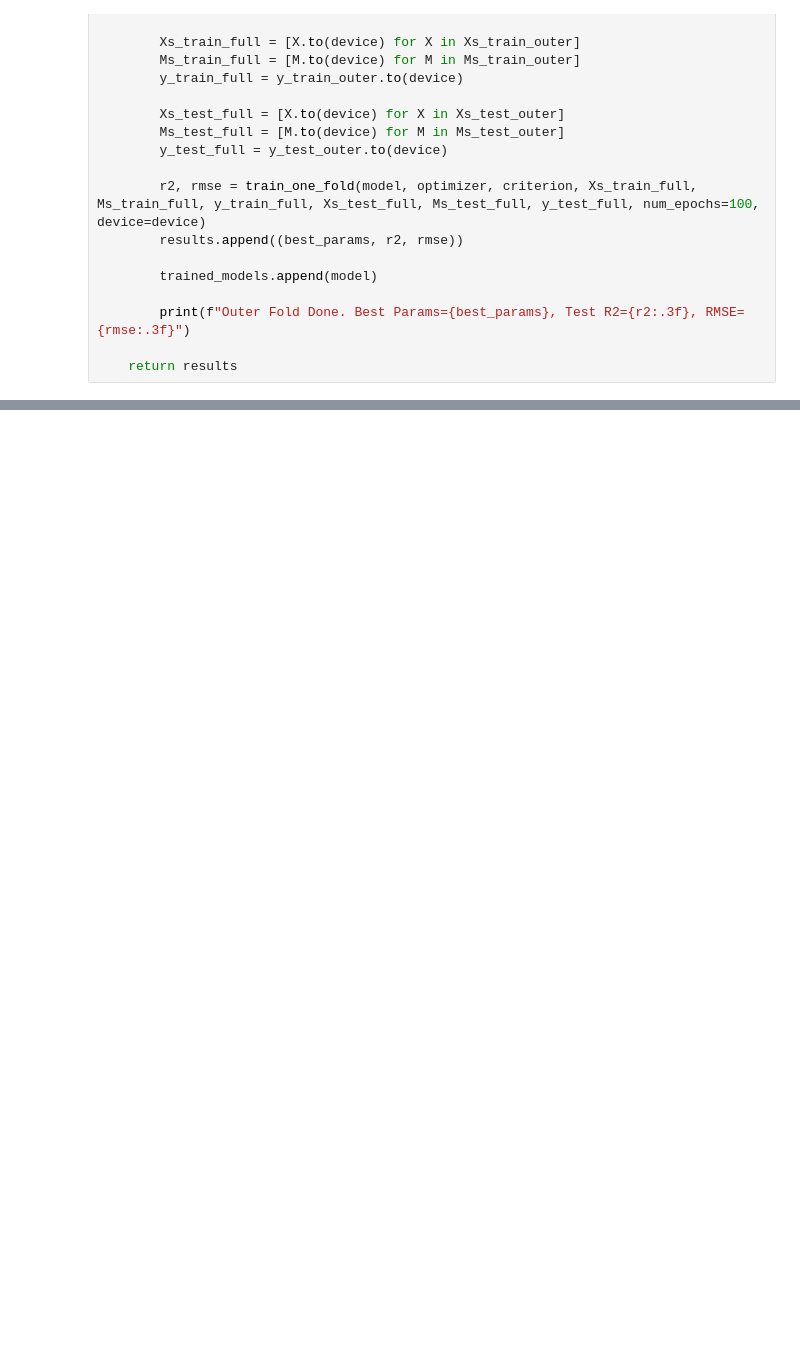
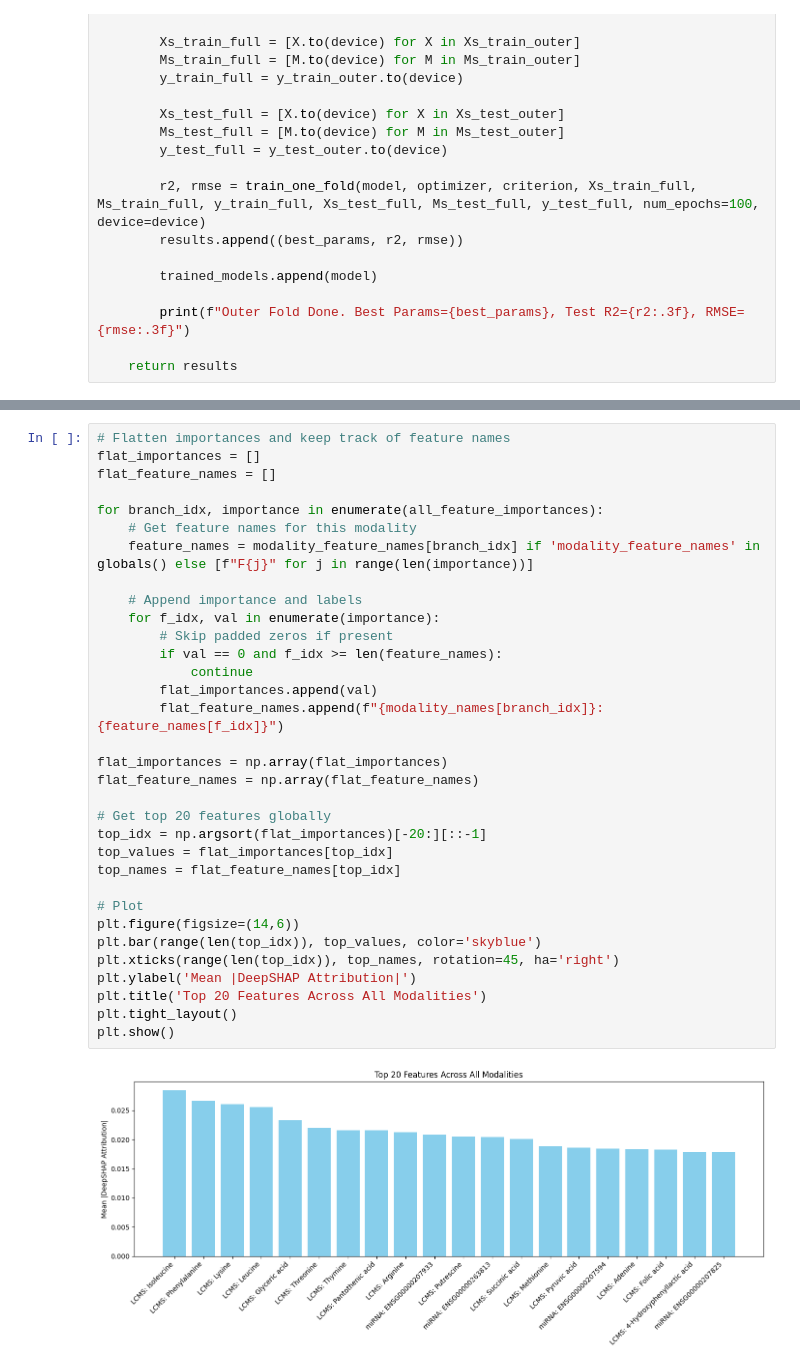
Before and after one commit to cgtc/multiomics_integration_publication, a Jupyter notebook: notebooks/mlp_regressor_with_missing_data.ipynb, the cells around one changed output, grey strips where cells are left out. Cells and saved outputs as stored; diff of their text form; blank space fills up the shorter version.

```diff
--- a/notebooks/mlp_regressor_with_missing_data.ipynb
+++ b/notebooks/mlp_regressor_with_missing_data.ipynb
@@ -376,0 +479,35 @@ NameError: name 'DeepLiftShap' is not defined
+# %%
+# Flatten importances and keep track of feature names
+flat_importances = []
+flat_feature_names = []
+
+for branch_idx, importance in enumerate(all_feature_importances):
+    # Get feature names for this modality
+    feature_names = modality_feature_names[branch_idx] if 'modality_feature_names' in globals() else [f"F{j}" for j in range(len(importance))]
+
+    # Append importance and labels
+    for f_idx, val in enumerate(importance):
+        # Skip padded zeros if present
+        if val == 0 and f_idx >= len(feature_names):
+            continue
+        flat_importances.append(val)
+        flat_feature_names.append(f"{modality_names[branch_idx]}: {feature_names[f_idx]}")
+
+flat_importances = np.array(flat_importances)
+flat_feature_names = np.array(flat_feature_names)
+
+# Get top 20 features globally
+top_idx = np.argsort(flat_importances)[-20:][::-1]
+top_values = flat_importances[top_idx]
+top_names = flat_feature_names[top_idx]
+
+# Plot
+plt.figure(figsize=(14,6))
+plt.bar(range(len(top_idx)), top_values, color='skyblue')
+plt.xticks(range(len(top_idx)), top_names, rotation=45, ha='right')
+plt.ylabel('Mean |DeepSHAP Attribution|')
+plt.title('Top 20 Features Across All Modalities')
+plt.tight_layout()
+plt.show()
+# %% [output]
+[figure, added]
```
Also changed, not shown: parts of 7 cells of this notebook.
